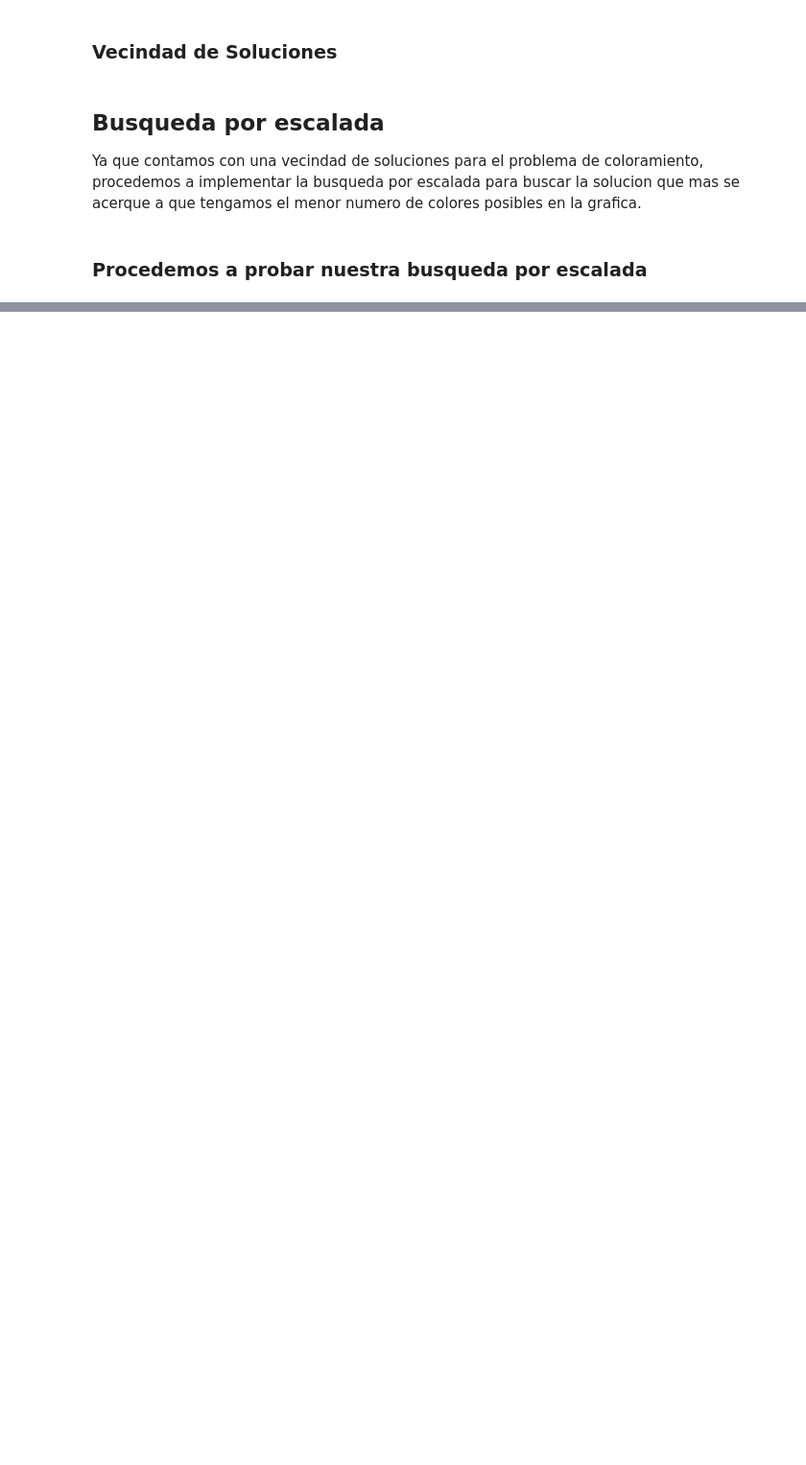
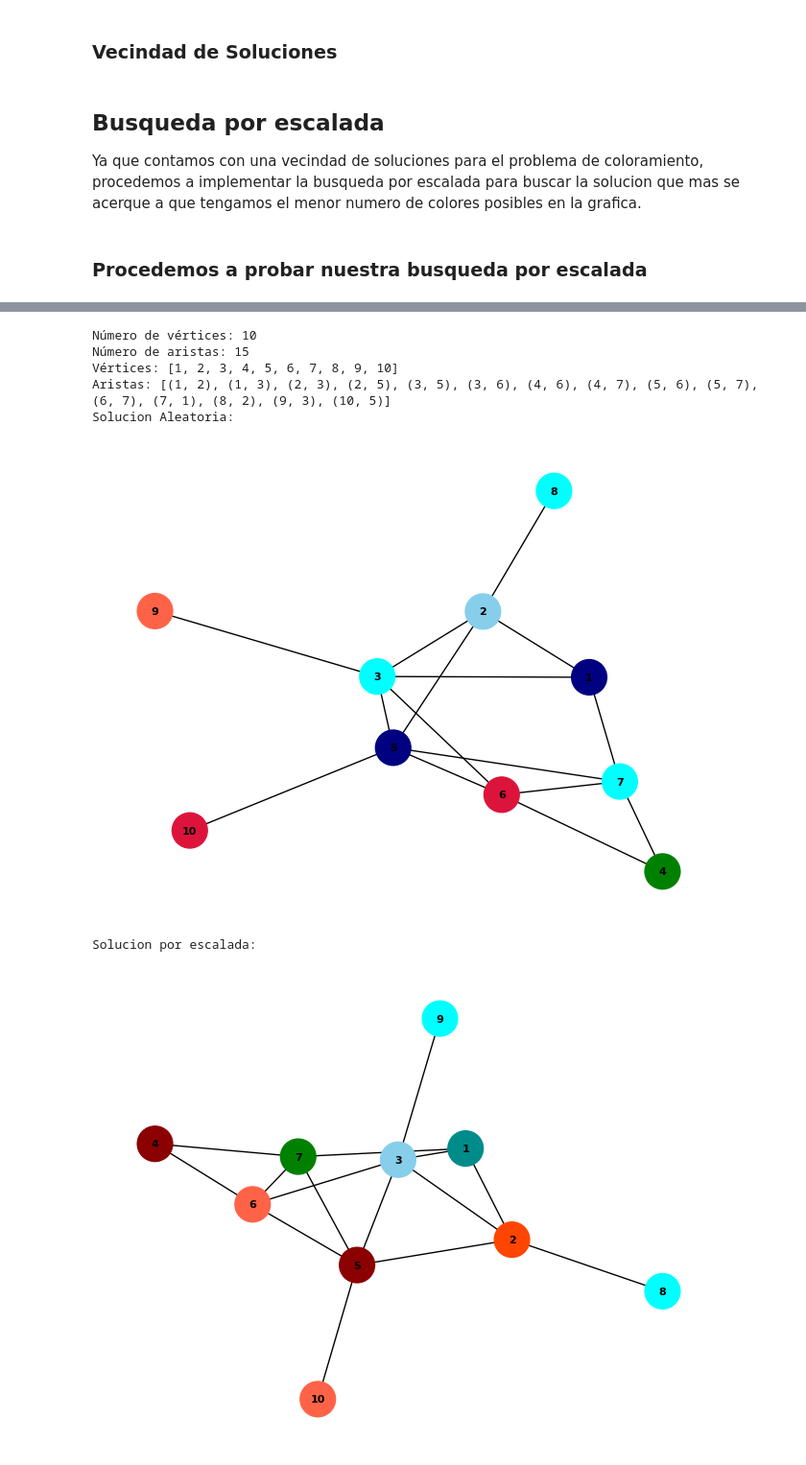
Before and after one commit to CarlosCastanon2099/Computo-Evolutivo, a Jupyter notebook: Tareas/Tarea-02/src/Tarea 2. Representacion de soluciones.ipynb, the cells around one changed output, grey strips where cells are left out. Shown at 96% size. Saved outputs shown, nothing was run; the diff lists cells and outputs as text; code cells hidden in the pictures; blank space fills up the shorter version.

```diff
--- a/Tareas/Tarea-02/src/Tarea 2. Representacion de soluciones.ipynb
+++ b/Tareas/Tarea-02/src/Tarea 2. Representacion de soluciones.ipynb
@@ -360,0 +426,26 @@ Aristas: [(1, 2), (1, 3), (1, 4), (2, 4), (3, 4)]
+# %%
+archivo = 'graficaTres.col'
+n_vertices, n_aristas, vertices, aristas = leer_ArchivoCol(archivo)
+
+print("Número de vértices:", n_vertices)
+print("Número de aristas:", n_aristas)
+print("Vértices:", vertices)
+print("Aristas:", aristas)
+
+#dibujar_Grafica(vertices, aristas)
+print("Solucion Aleatoria:")
+solucion = colorearGraficaConNColores(archivo)
+dibujar_Grafica_coloreado(solucion, vertices, aristas)
+
+print("Solucion por escalada:")
+solucionEscalada = busquedaEscalada(archivo)
+dibujarsolucionEscalada(solucionEscalada, vertices, aristas)
+# %% [output]
+Número de vértices: 10
+Número de aristas: 15
+Vértices: [1, 2, 3, 4, 5, 6, 7, 8, 9, 10]
+Aristas: [(1, 2), (1, 3), (2, 3), (2, 5), (3, 5), (3, 6), (4, 6), (4, 7), (5, 6), (5, 7), (6, 7), (7, 1), (8, 2), (9, 3), (10, 5)]
+Solucion Aleatoria:
+[figure, added]
+Solucion por escalada:
+[figure, added]
```
Also changed, not shown: parts of 10 cells of this notebook, 2 other files.
